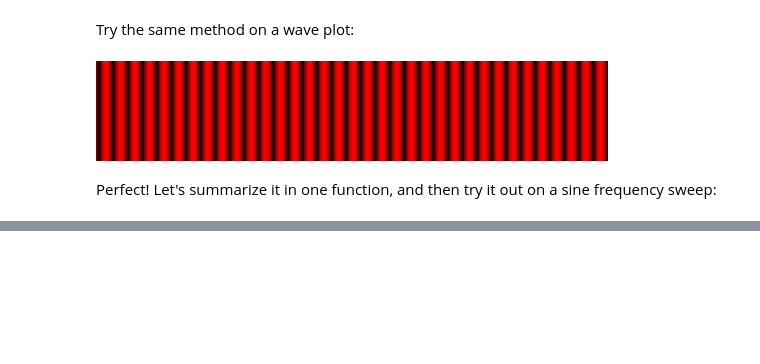
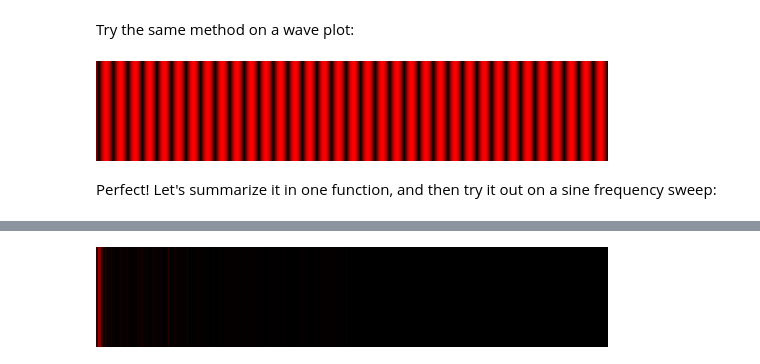
Before and after one commit to utak3r/PyShaderPlayground, a Jupyter notebook: experiments/sound_analysis_part2.ipynb, the cells around one changed output, grey strips where cells are left out. Saved outputs shown, nothing was run; the diff lists cells and outputs as text; code cells hidden in the pictures; blank space fills up the shorter version.

```diff
--- a/experiments/sound_analysis_part2.ipynb
+++ b/experiments/sound_analysis_part2.ipynb
@@ -194,0 +267,30 @@ display(fft_img)
+# %%
+import librosa
+audio, sample_rate = librosa.load('test_sound_01.mp3', mono=True, sr=None)
+num_samples = audio.shape[0]
+duration = num_samples / sample_rate
+# %%
+frame_rate = 30.0 # framerate of a video
+current_time = 30.0 # in seconds
+
+position = current_time
+current_frame = int(position*frame_rate)
+samples_per_frame = int(sample_rate / frame_rate)
+sample_start = int(position * sample_rate)
+sample_end = sample_start + samples_per_frame
+N = sample_end - sample_start
+T = 1.0 / sample_rate
+audio_part = audio[sample_start:sample_end]
+
+n_fft = int(N)
+# %%
+signal = audio_part
+w = hann(N)
+c_w = abs(sum(w))
+fft_filtered = rfft(audio_part * w) / c_w
+fftdb_img = array_to_red_image(fft_filtered)
+fftdb_img = fftdb_img.rotate(90, expand=True)
+fftdb_img = fftdb_img.resize((512,100))
+display(fftdb_img)
+# %% [output]
+[figure, added]
```
Also changed, not shown: parts of 9 cells of this notebook, 2 other files.
